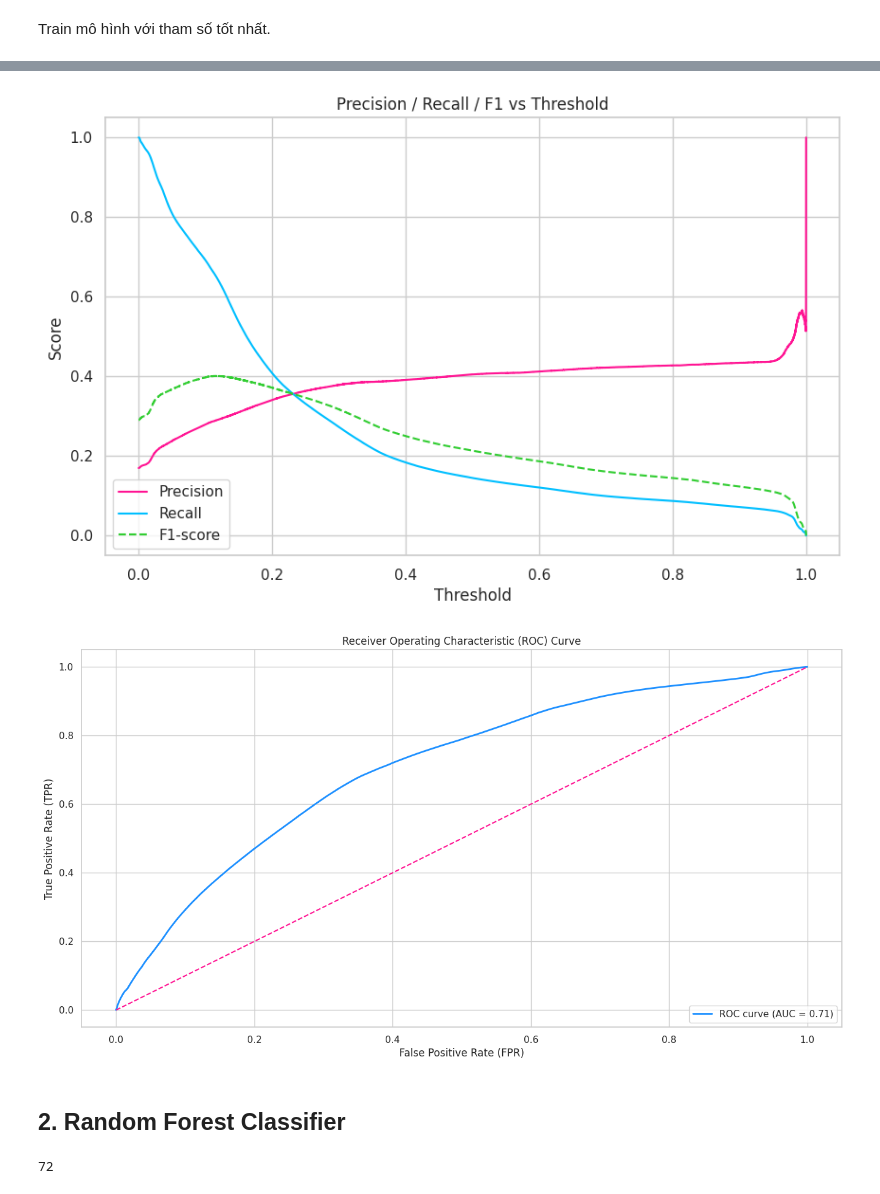
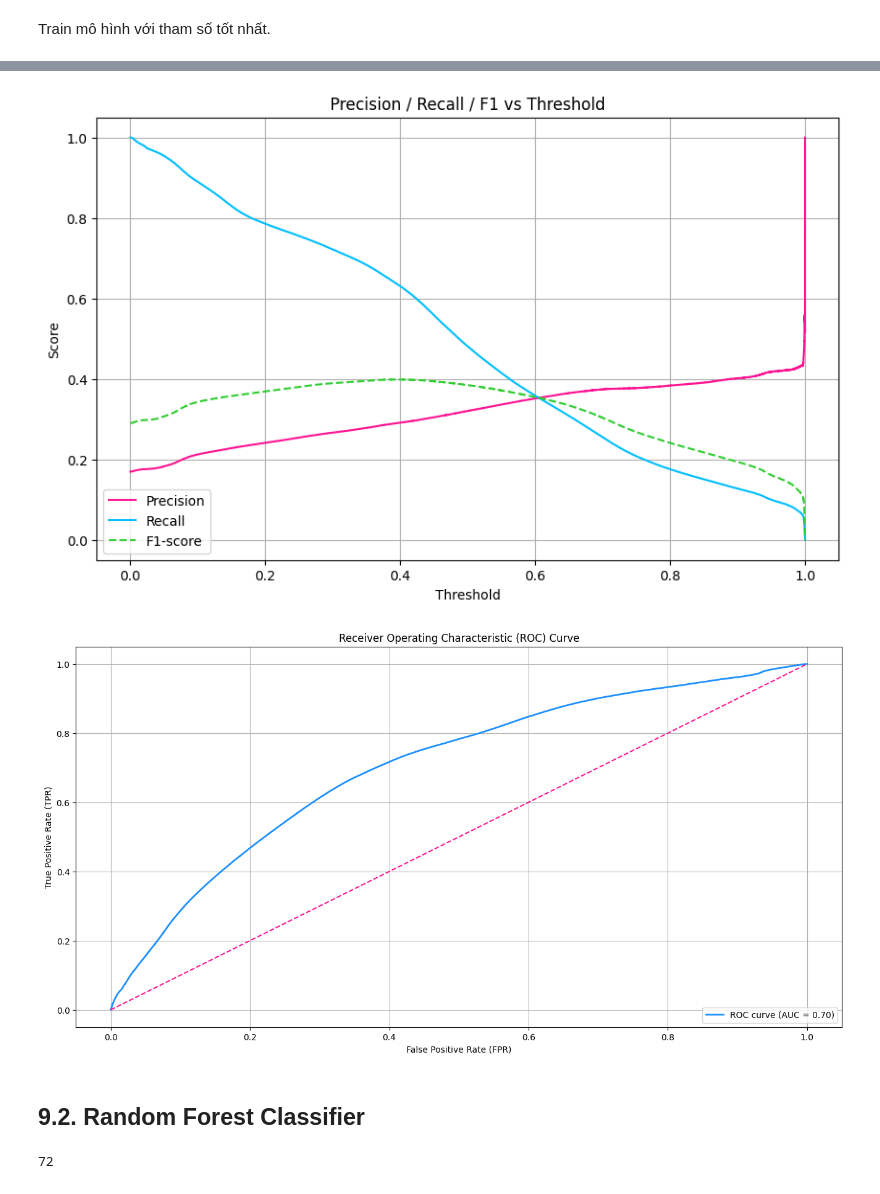
Before and after one commit to xiaoMing-04/FairyTale, a Jupyter notebook: model.ipynb, the cells around one changed output, grey strips where cells are left out. Cells and saved outputs as stored; diff of their text form; code cells hidden in the pictures.

```diff
--- a/model.ipynb
+++ b/model.ipynb
@@ -555,6 +546,12 @@ RandomForestClassifier()
 # %%
-y_pred = model.predict(X_test)
-y_pred_prob = model.predict_proba(X_test)
+model = RandomForestClassifier()
+model.fit(X_train, y_train)
+
+calibrated_model = CalibratedClassifierCV(estimator=model, cv='prefit')
+calibrated_model.fit(X_train, y_train)
+
+y_pred = calibrated_model.predict(X_test)
+y_pred_prob = calibrated_model.predict_proba(X_test)
 
 # Accuracy
 print(f'Accuracy: {metrics.accuracy_score(y_test, y_pred):.4f}')
@@ -626,13 +623,16 @@ Trước tiên, chúng ta cần chỉ định một số tham số cho mô hình
 params = {
     'tree_method': 'hist',
     'device': 'cuda',
-    'n_estimators': 100,
-    'max_depth': 6,
-    'learning_rate': 0.1,
+    'n_estimators': 500,
+    'max_depth': 8,
+    'learning_rate': 0.05,
     'objective': 'binary:logistic',
     'eval_metric': 'logloss'
 }
 
 model = XGBClassifier(**params)
 model.fit(X_train, y_train)
+
+calibrated_model = CalibratedClassifierCV(estimator=model, cv='prefit')
+calibrated_model.fit(X_train, y_train)
 # %% [output]
@@ -722,13 +714,0 @@ roc_auc(y_test, y_pred_prob)
-# %%
-model = CatBoostClassifier(
-    iterations=500,
-    learning_rate=0.1,
-    depth=6,
-    task_type='GPU',
-    devices='0',
-    random_seed=42,
-    verbose=100
-)
-
-# Train
-model.fit(X_train, y_train, eval_set=(X_test, y_test))
@@ -917,9 +836,9 @@ model = LogisticRegression(
             solver='qn',
             penalty='l2',
             C=2.667777777777778,
-            class_weight=None,
+            class_weight='balanced',
             fit_intercept=True,
-            max_iter=5000
+            max_iter=10000
 )
 
 model.fit(X_train, y_train)
@@ -965,13 +884,13 @@ plot_recall_precision_matrices(y_test, y_pred, [1, 0], 'plasma')
 # %%
-three_lines_curve(y_test, y_pred_prob.to_numpy())
+three_lines_curve(y_test, y_pred_prob)
 # %% [output]
-[figure, old version]
+[figure, new version]
 # %%
-roc_auc(y_test, y_pred_prob.to_numpy())
+roc_auc(y_test, y_pred_prob)
 # %% [output]
-[figure, old version]
+[figure, new version]
 # %% [markdown]
-## 2. Random Forest Classifier
+## 9.2. Random Forest Classifier
 # %%
 param_grid = {
     'n_estimators': [100, 150, 200],
```
Also changed, not shown: parts of 114 cells of this notebook, 1 other file.
